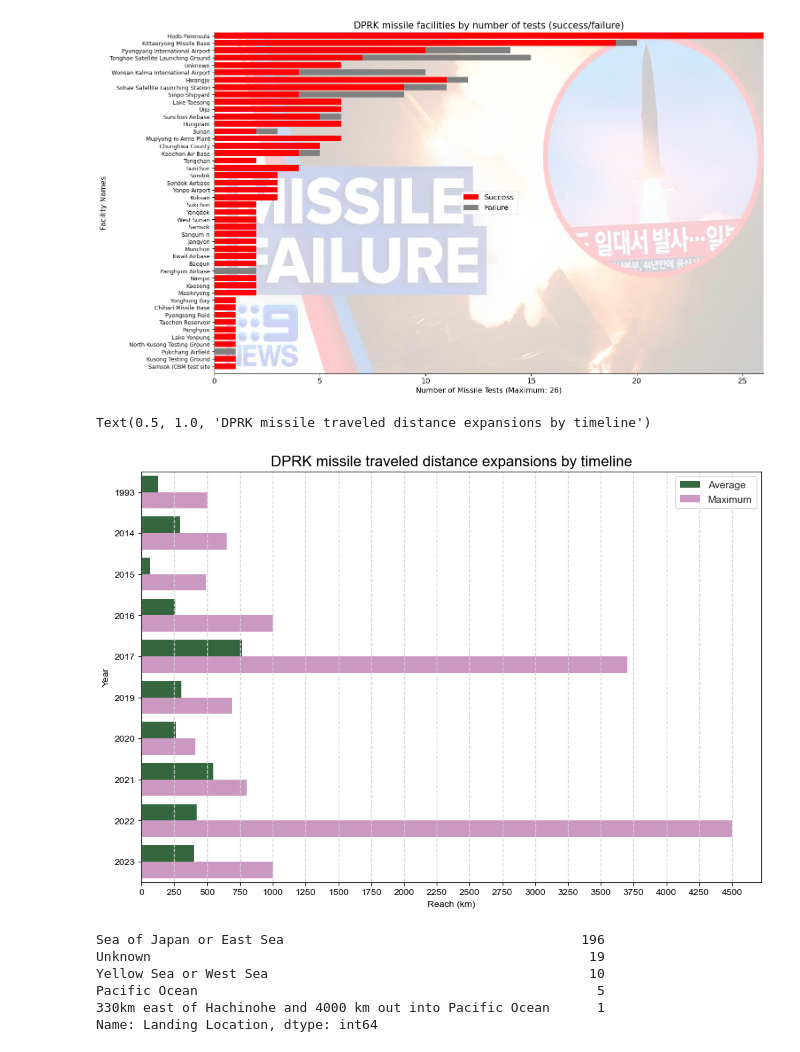
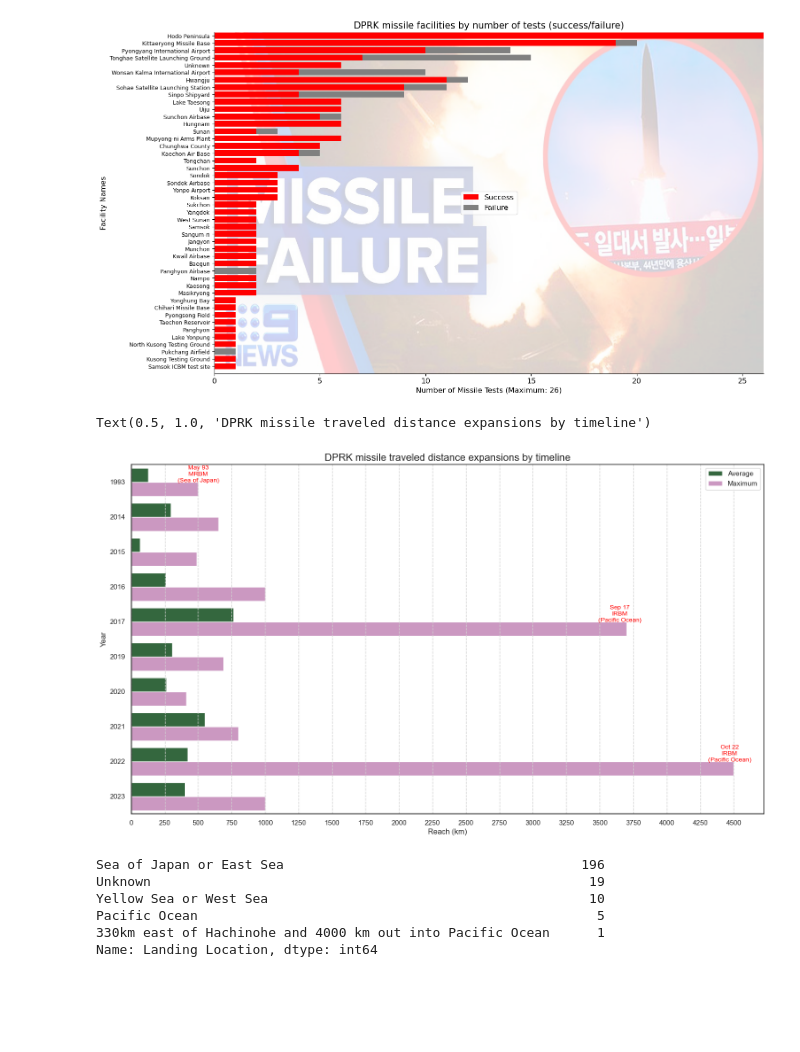
Before and after one commit to mesege1/dprk_missile_stats, a Jupyter notebook: notebooks/dprk_missile_stats.ipynb, the cells around one changed output. Cells and saved outputs as stored; diff of their text form; code cells hidden in the pictures; blank space fills up the shorter version.

```diff
--- a/notebooks/dprk_missile_stats.ipynb
+++ b/notebooks/dprk_missile_stats.ipynb
@@ -339,43 +339,38 @@ df_distance = df[['Year','Distance Travelled']]
 grouped_distance = df_distance.groupby('Year')
 df_range_mean = grouped_distance.mean().reset_index()
 df_range_mean = df_range_mean.dropna()
 df_range_mean.rename(columns = {"Distance Travelled": "Reach (km)"}, inplace=True)
 df_range_mean['Category'] = "Average"
 # Now, concatenate two data (max & mean), so it can be plotted together.
 df_reach = pd.concat([df_range_mean,df_range_max])
 df_reach = df_reach[df_reach['Reach (km)'] != 0.0]
 # Creating a figure
-fig = plt.figure(figsize=(12, 8))
+fig = plt.figure(figsize=(18, 10))
 # Creating a plot
 ax1 = sns.barplot(x='Reach (km)', y='Year', hue="Category", data=df_reach, orient="h", palette="cubehelix")
 
 ax1 = sns.set_theme(style="white")
-#ax1 = plt.gca().spines['right'].set_visible(False)
-# ax1 = plt.gca().spines['top'].set_visible(True)
-# ax1 = plt.gca().spines['left'].set_visible(True)
-# ax1 = plt.gca().spines['bottom'].set_visible(True)
 
 ax1 = plt.gca().spines['left'].set_color('black')
 ax1 = plt.gca().spines['bottom'].set_color('black')
 # xticks by 250 km
 xticks = np.arange(0, df_reach['Reach (km)'].max()+250, 250)
 plt.xticks(xticks, xticks.astype(int))
 # xticks lines
 for xtick in xticks:
     plt.axvline(xtick, -1, 5, color='lightgray', linestyle='--', linewidth='1')
-# ax1 = plt.text(312, 5.3, 'Seoul\n(312km)', fontsize=10, color='red', horizontalalignment='center')
-# ax1 = plt.text(595, 5.3, 'Busan\n(590km)', fontsize=10, color='red', horizontalalignment='center')
-# ax1 = plt.text(988, 5.3, 'Beijing\n(994km)', fontsize=10, color='red', horizontalalignment='center')
-# ax1 = plt.text(1040, 5.3, 'Tokyo\n(1040km)', fontsize=10, color='red', horizontalalignment='center')
 
+ax1 = plt.text(500, 0, 'May 93\nMRBM\n(Sea of Japan)', fontsize=10, color='red', horizontalalignment='center')
+ax1 = plt.text(3650, 4, 'Sep 17\nIRBM\n(Pacific Ocean)', fontsize=10, color='red', horizontalalignment='center')
+ax1 = plt.text(4470, 8, 'Oct 22\nIRBM\n(Pacific Ocean)', fontsize=10, color='red', horizontalalignment='center')
 ax1 = plt.legend(loc='upper right')
 
 plt.title('DPRK missile traveled distance expansions by timeline', fontsize = 16, loc='center')
 
 # ADD ANOTHER LEGEND EXPLAINING THE MISSING DATA #
 # %% [output]
 Text(0.5, 1.0, 'DPRK missile traveled distance expansions by timeline')
-[figure, old version]
+[figure, new version]
 # %%
 df['Landing Location'].value_counts()
 # %% [output]
```
Also changed, not shown: parts of 2 cells of this notebook, 8 other files.
